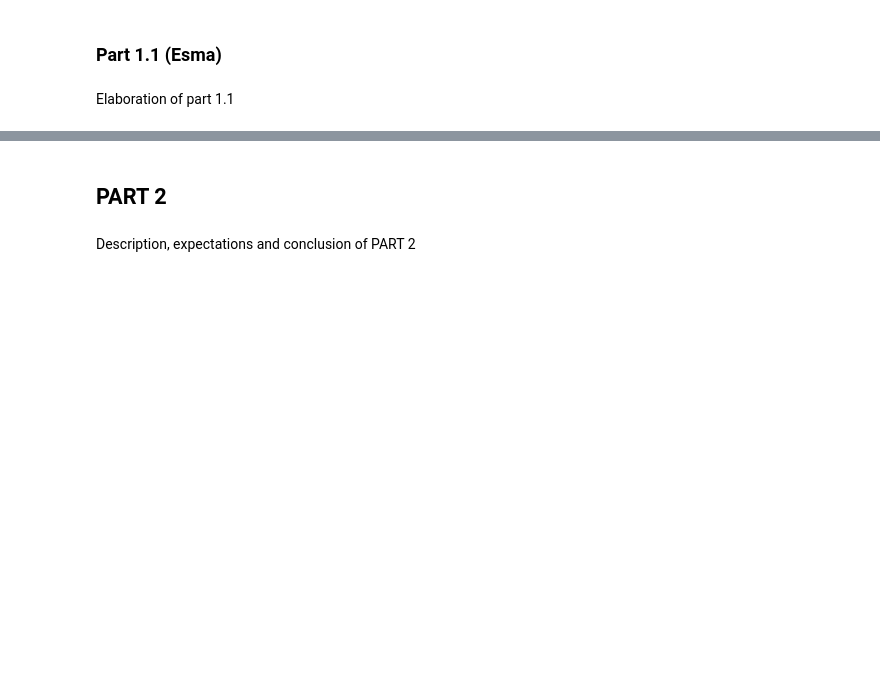
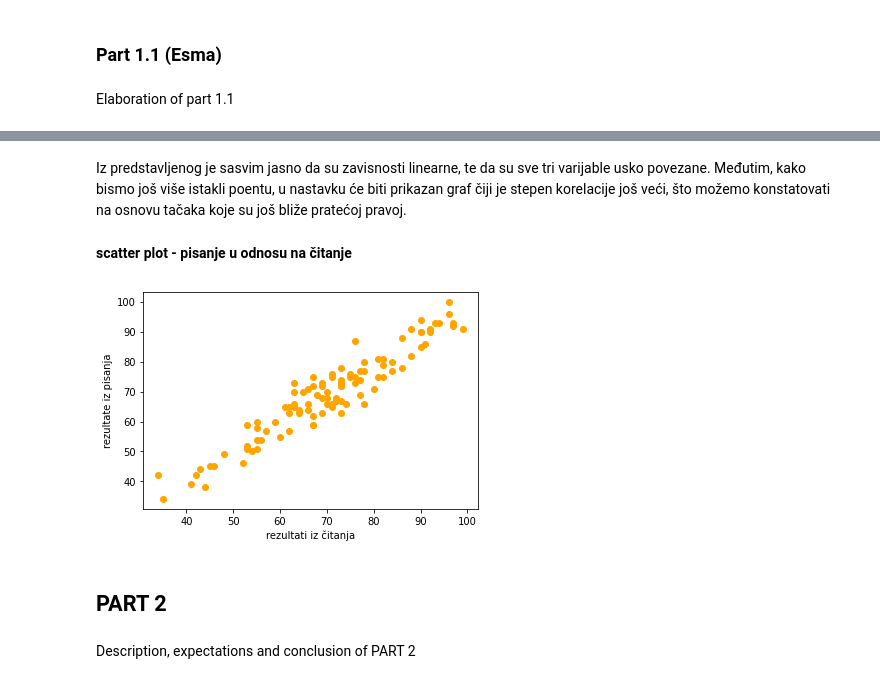
Before and after one commit to kanitakadusic/student-performance-prediction, a Jupyter notebook: colab.ipynb, the cells around one changed output, grey strips where cells are left out. Drawn from its saved outputs; the diff is of its cells as text; code cells hidden in the pictures; blank space fills up the shorter version.

```diff
--- a/colab.ipynb
+++ b/colab.ipynb
@@ -29,3 +80,17 @@ Elaboration of part 1.2
+# %% [markdown]
+Iz predstavljenog je sasvim jasno da su zavisnosti linearne, te da su sve tri varijable usko povezane. Međutim, kako bismo još više istakli poentu, u nastavku će biti prikazan graf čiji je stepen korelacije još veći, što možemo konstatovati na osnovu tačaka koje su još bliže pratećoj pravoj.
+# %% [markdown]
+**scatter plot - pisanje u odnosu na čitanje**
+# %%
+reading = dataframe_medium['reading score']
+writing = dataframe_medium['writing score']
+
+plot.scatter(reading, writing, color = 'orange')
+plot.xlabel('rezultati iz čitanja')
+plot.ylabel('rezultate iz pisanja')
+plot.show()
+# %% [output]
+[figure, added]
 # %% [markdown]
 ## **PART 2**
 # %% [markdown]
```
Also changed, not shown: parts of 15 cells of this notebook.
